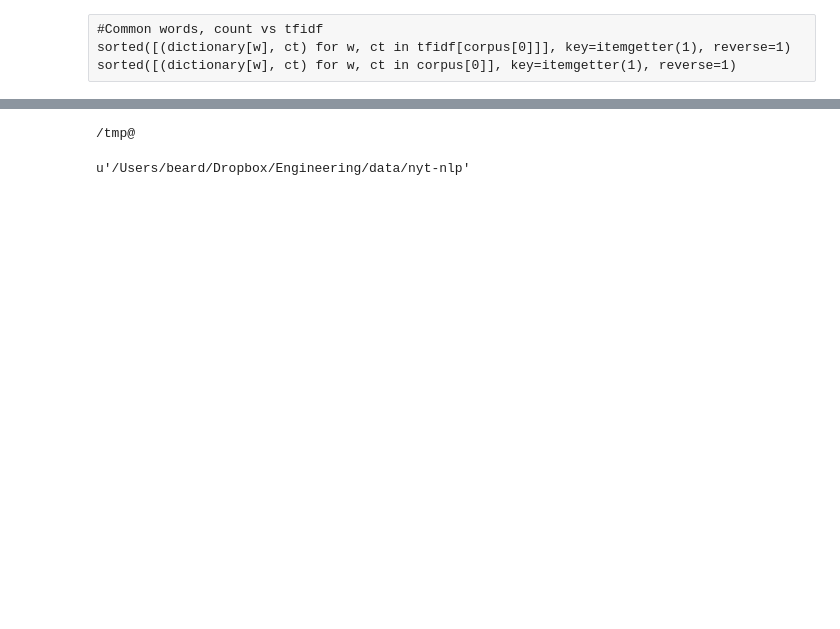
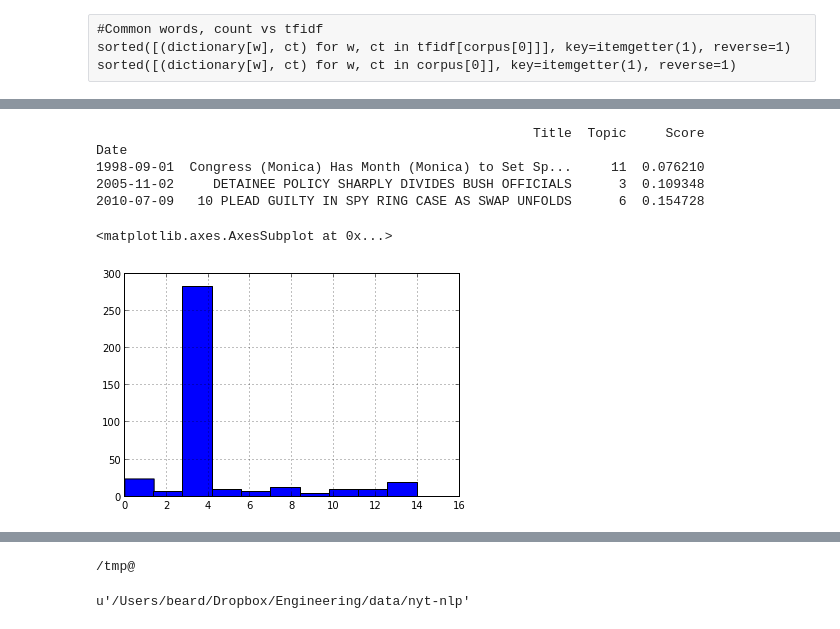
Before and after one commit to wcbeard/nyt-nlp, a Jupyter notebook: nyt-nlp.ipynb, the cells around one changed output, grey strips where cells are left out. Drawn from its saved outputs; the diff is of its cells as text; code cells hidden in the pictures; blank space fills up the shorter version.

```diff
--- a/nyt-nlp.ipynb
+++ b/nyt-nlp.ipynb
@@ -53,12 +65,5 @@ def format(txt):
     tt = re.sub(r'[\.\,\;\:\'\"\(\)\&\%\*\+\[\]\=\?\!/]', '', txt).lower()
     tt = re.sub(r' *\$[0-9]\S* ?', ' <money> ', tt)
     tt = re.sub(r' *[0-9]\S* ?', ' <num> ', tt)
-    tt = re.sub(r'\s+', ' ', tt)
-    #tt = ' '.join(s.strip() for s in tt.lower().splitlines()).strip()
+    tt = re.sub(r'[\-\s]+', ' ', tt)
     return tt.strip().split()
-
-txt = format(_txt)
-#print txt[:10]
-#t = format(_t)
-#sorted(t)
-format(' '.join(dols))
@@ -125,2 +132,2 @@ tcorpus = dmap(tfidf, corpus)
 # %%
-lda = gensim.models.ldamodel.LdaModel(corpus=tcorpus, id2word=dictionary, num_topics=5, update_every=0, passes=20)
+lda = gensim.models.ldamodel.LdaModel(corpus=tcorpus, id2word=dictionary, num_topics=15, update_every=0, passes=20)
@@ -126,0 +152,24 @@ lda = gensim.models.ldamodel.LdaModel(corpus=tcorpus, id2word=dictionary, num_to
+# %%
+topic_data = []
+randi = np.random.randint(len(raw), size=3)
+for mod in (lda,):# olda, alda:
+    topic_list = [[w for _, w in tups] for tups in mod.show_topics(formatted=0, topn=15, topics=None)]
+    for tit, _text, date in map(itemgetter(u'title', 'text', 'date'), (raw[i] for i in randi)):
+        text = format(_text)
+        #date = datef(_date)
+        #date = dt.datetime.strptime(_date, '%Y%m%d')
+ #       print date, '--', tit
+
+         # [format(doc['text']) for doc in raw]
+        #print mod[tcorpus[0]]
+    #    print ' '.join(texts[0])
+        _srtd = sorted(mod[dictionary.doc2bow(text)], key=itemgetter(1), reverse=1)[:2]
+        top, score = _srtd[-1]
+        topic_data.append((tit, date, top, score))
+#        print top, score
+       # continue
+        print tit, date
+        for top, score in sorted(mod[dictionary.doc2bow(text)], key=itemgetter(1), reverse=1):
+            #if top == 11: continue
+            print top, '%.2f' % score, ', '.join(topic_list[top])
+        print
@@ -126,0 +192,16 @@ lda = gensim.models.ldamodel.LdaModel(corpus=tcorpus, id2word=dictionary, num_to
+# %%
+_df = pd.DataFrame(topic_data, columns=['Title', 'Date', 'Topic', 'Score'])
+df = _df.set_index('Date').sort_index()#.head()
+# %%
+df
+# %% [output]
+                                                        Title  Topic     Score
+Date
+1998-09-01  Congress (Monica) Has Month (Monica) to Set Sp...     11  0.076210
+2005-11-02     DETAINEE POLICY SHARPLY DIVIDES BUSH OFFICIALS      3  0.109348
+2010-07-09   10 PLEAD GUILTY IN SPY RING CASE AS SWAP UNFOLDS      6  0.154728
+# %%
+df.Topic.hist()
+# %% [output]
+<matplotlib.axes.AxesSubplot at 0x...>
+[figure, added]
```
Also changed, not shown: parts of 41 cells of this notebook, 1 other file.
